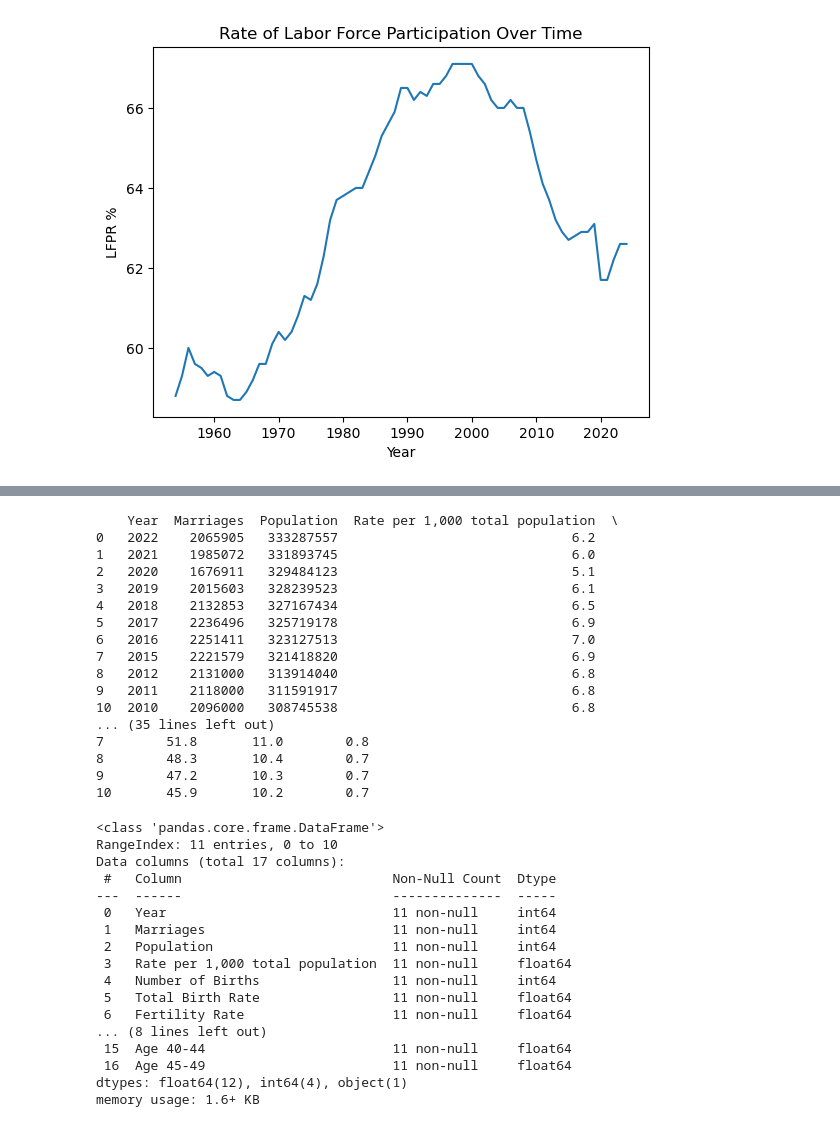
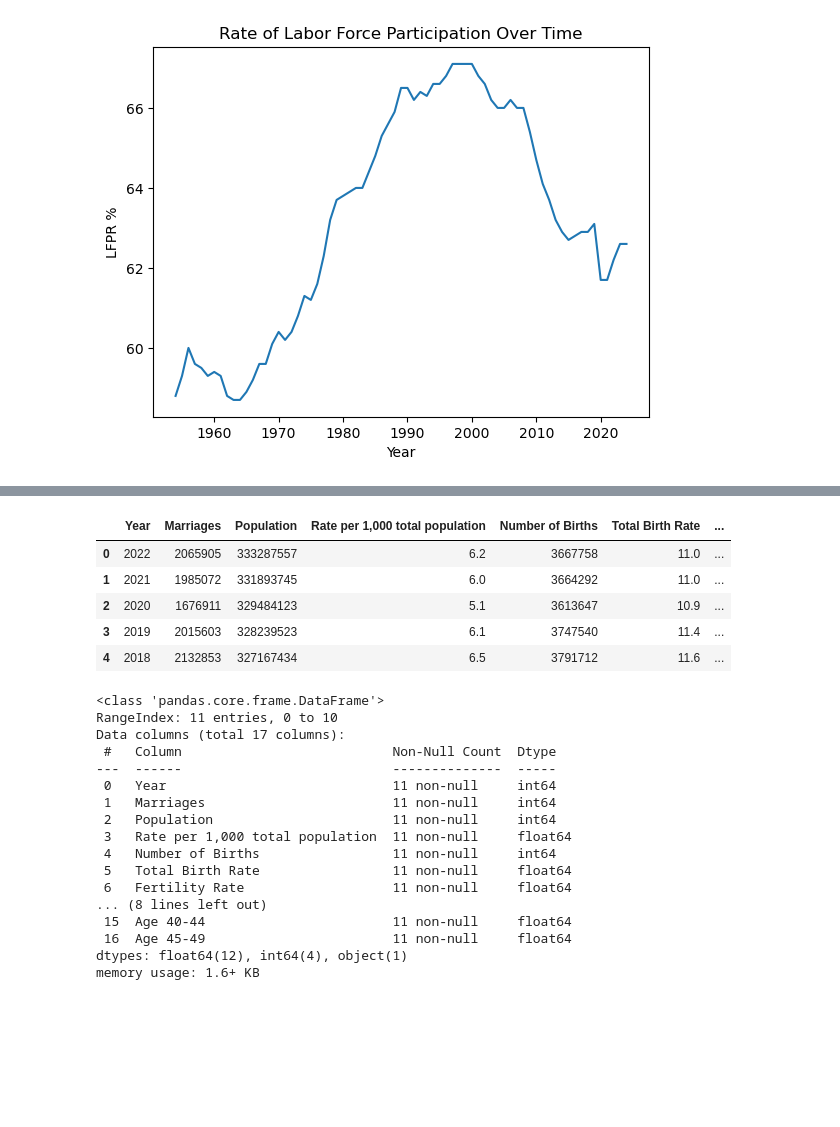
Before and after one commit to Mhuffman-Code/DA-Pathway-Project, a Jupyter notebook: code.ipynb, the cells around one changed output, grey strips where cells are left out. Cells and saved outputs as stored; diff of their text form; code cells hidden in the pictures; blank space fills up the shorter version.

```diff
--- a/code.ipynb
+++ b/code.ipynb
@@ -228,24 +198,13 @@ print(df_birth)
 # %%
 #merge marriage and birth rate tables
 
 marriage_and_birth_rate = pd.merge(df_marr, df_birth, on='Year', how='inner')
-print(marriage_and_birth_rate)
+marriage_and_birth_rate.head()
 # %% [output]
-    Year  Marriages  Population  Rate per 1,000 total population  \
-0   2022    2065905   333287557                              6.2
-1   2021    1985072   331893745                              6.0
-2   2020    1676911   329484123                              5.1
-3   2019    2015603   328239523                              6.1
-4   2018    2132853   327167434                              6.5
-5   2017    2236496   325719178                              6.9
-6   2016    2251411   323127513                              7.0
-7   2015    2221579   321418820                              6.9
-8   2012    2131000   313914040                              6.8
-9   2011    2118000   311591917                              6.8
-10  2010    2096000   308745538                              6.8
-... (35 lines left out)
-7        51.8       11.0        0.8
-8        48.3       10.4        0.7
-9        47.2       10.3        0.7
-10       45.9       10.2        0.7
+|  | Year | Marriages | Population | Rate per 1,000 total population | Number of Births | Total Birth Rate | ... |
+| 0 | 2022 | 2065905 | 333287557 | 6.2 | 3667758 | 11.0 | ... |
+| 1 | 2021 | 1985072 | 331893745 | 6.0 | 3664292 | 11.0 | ... |
+| 2 | 2020 | 1676911 | 329484123 | 5.1 | 3613647 | 10.9 | ... |
+| 3 | 2019 | 2015603 | 328239523 | 6.1 | 3747540 | 11.4 | ... |
+| 4 | 2018 | 2132853 | 327167434 | 6.5 | 3791712 | 11.6 | ... |
 # %%
```
Also changed, not shown: parts of 31 cells of this notebook.
